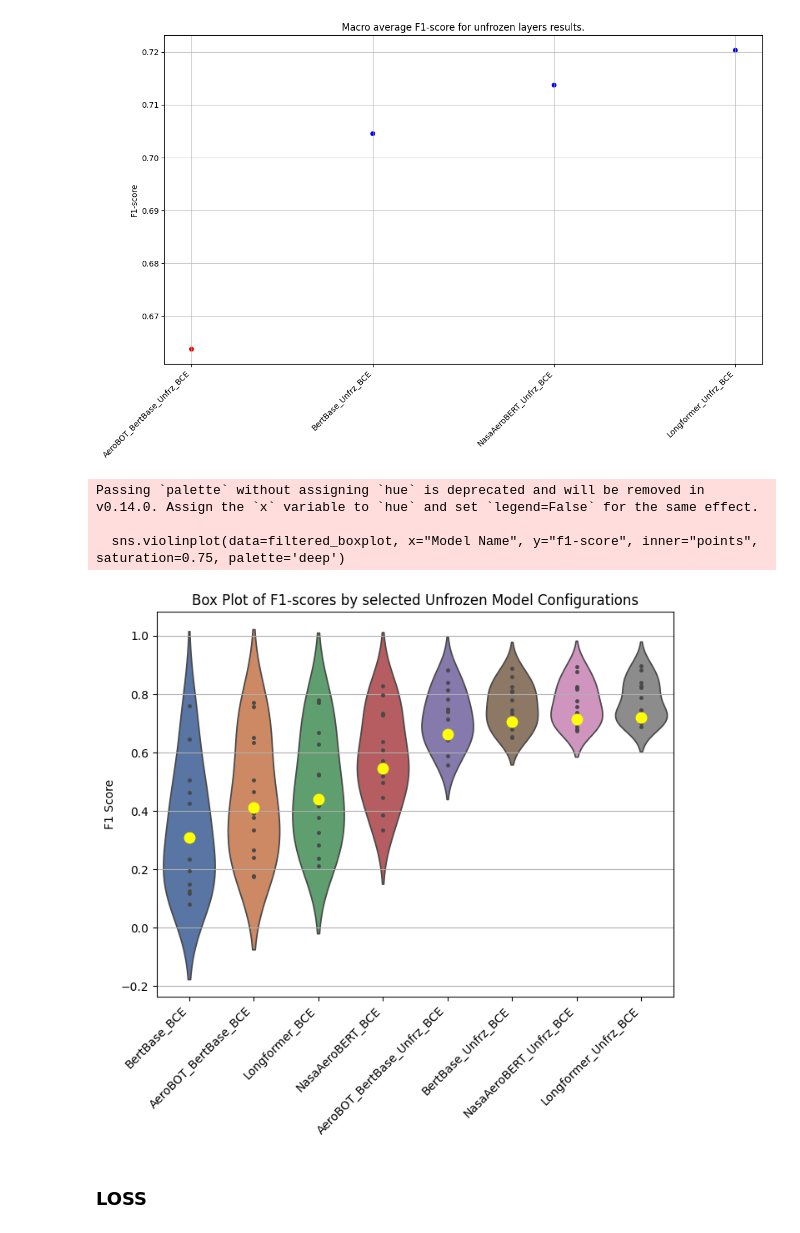
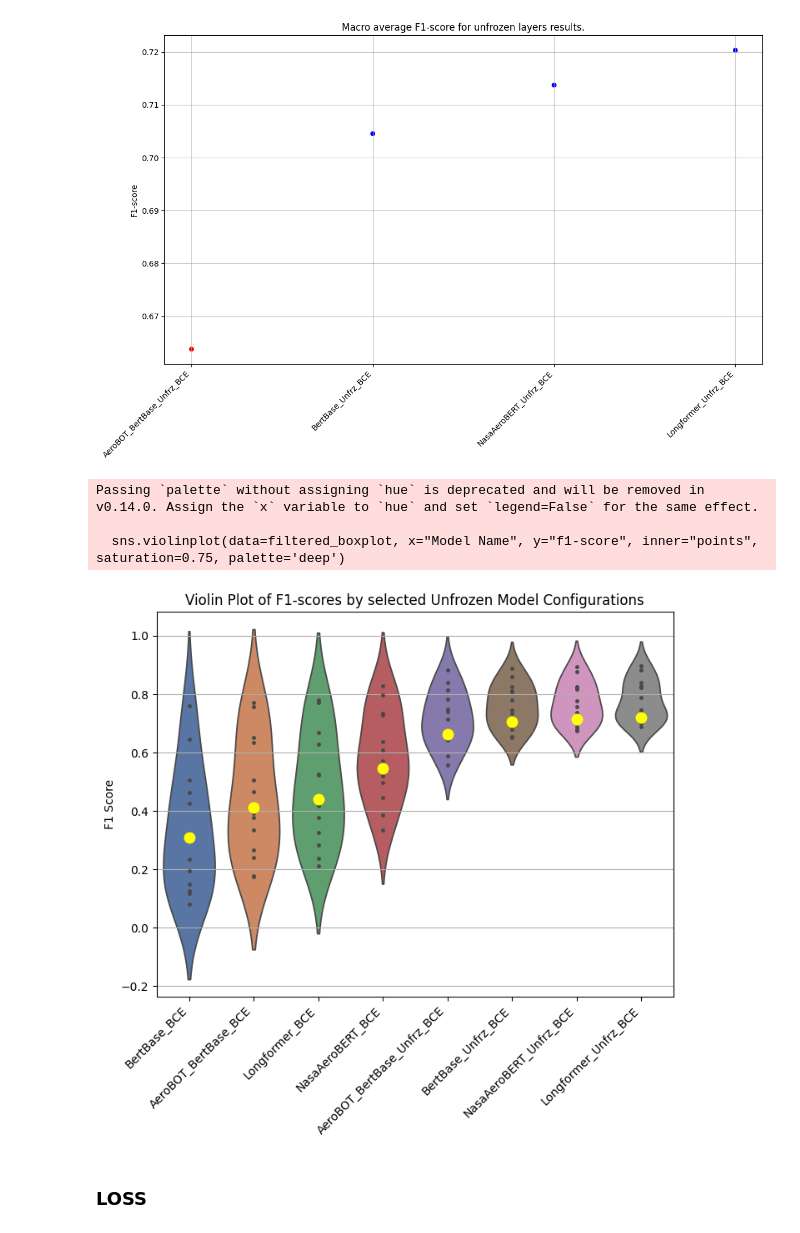
Before and after one commit to Gogonemnem/Safran-Project, a Jupyter notebook: Visualization_plot.ipynb, the cells around one changed output. Drawn from its saved outputs; the diff is of its cells as text; code cells hidden in the pictures.

Commit message:
Plot

```diff
--- a/Visualization_plot.ipynb
+++ b/Visualization_plot.ipynb
@@ -283,35 +285,35 @@ plt.show()
 ###########################
 
 # Categories to exclude from plot
 category_list = ['micro avg', 'weighted avg', 'macro avg', 'samples avg', 'No Specific Anomaly Occurred']
 
 # Filter results
 filtered_boxplot = filter_boxplot("non-abbreviated", ["BCE_unbalanced"], ["unfrozen", "frozen"], "group", category_list, results)
 filtered_abb = filter_results("non-abbreviated", ["BCE_unbalanced"], ["unfrozen", "frozen"], "group", "macro avg", results)
 
 # Get unique model names for x-axis ticks
 model_names = filtered_boxplot['Short_name'].unique().tolist()
 
 # Plot
 plt.figure(figsize=(8, 6))
 
 # Violin plot
 sns.violinplot(data=filtered_boxplot, x="Model Name", y="f1-score", inner="points", saturation=0.75, palette='deep')
-plt.title('Box Plot of F1-scores by selected Unfrozen Model Configurations')
+plt.title('Violin Plot of F1-scores by selected Unfrozen Model Configurations')
 plt.ylabel('F1 Score')
 plt.xticks(range(len(model_names)), model_names, rotation=45, ha='right')
 
 plt.grid()
 
 # Add stripplot
 sns.stripplot(data=filtered_abb, x="Model Name", y="f1-score", color='yellow', size=10, jitter=True)
 plt.xlabel('')
 plt.show()
 # %% [output]
 Passing `palette` without assigning `hue` is deprecated and will be removed in v0.14.0. Assign the `x` variable to `hue` and set `legend=False` for the same effect.
 
   sns.violinplot(data=filtered_boxplot, x="Model Name", y="f1-score", inner="points", saturation=0.75, palette='deep')
-[figure, old version]
+[figure, new version]
 # %% [markdown]
 ### LOSS
 # %%
```
Also changed, not shown: parts of 1 cell of this notebook, 1 other file.
